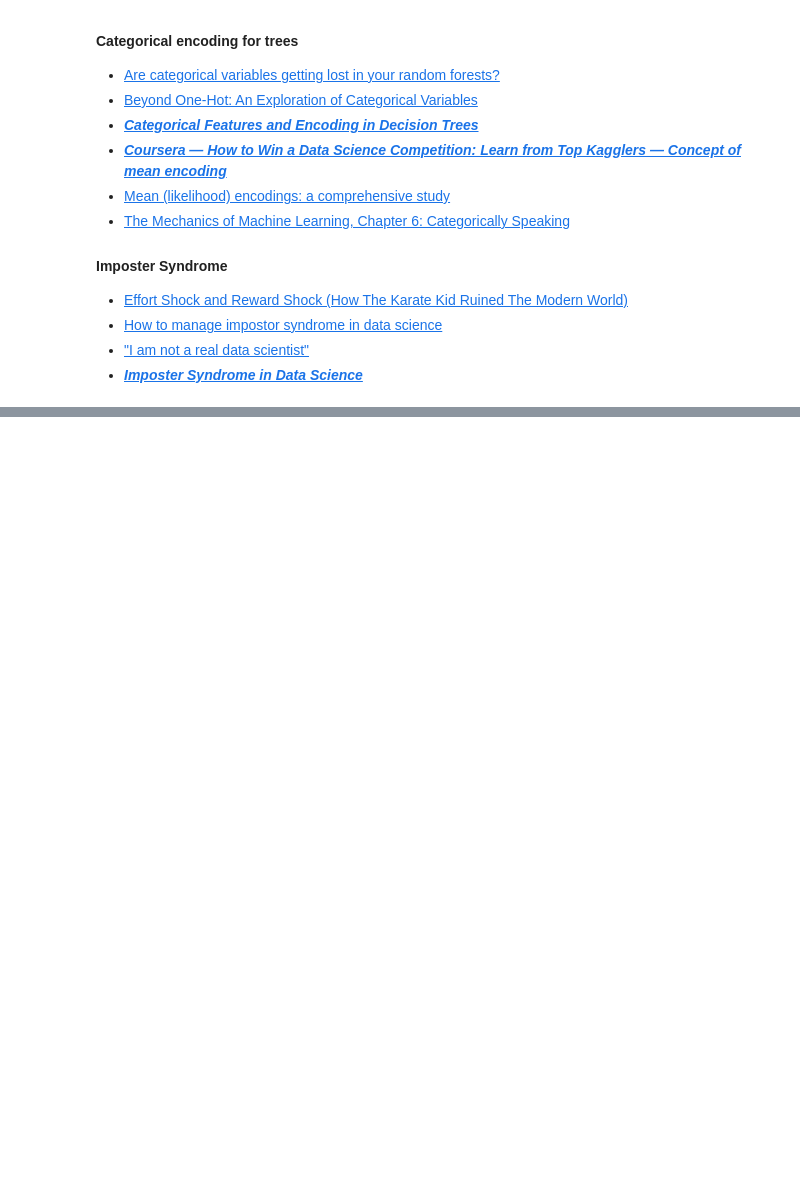
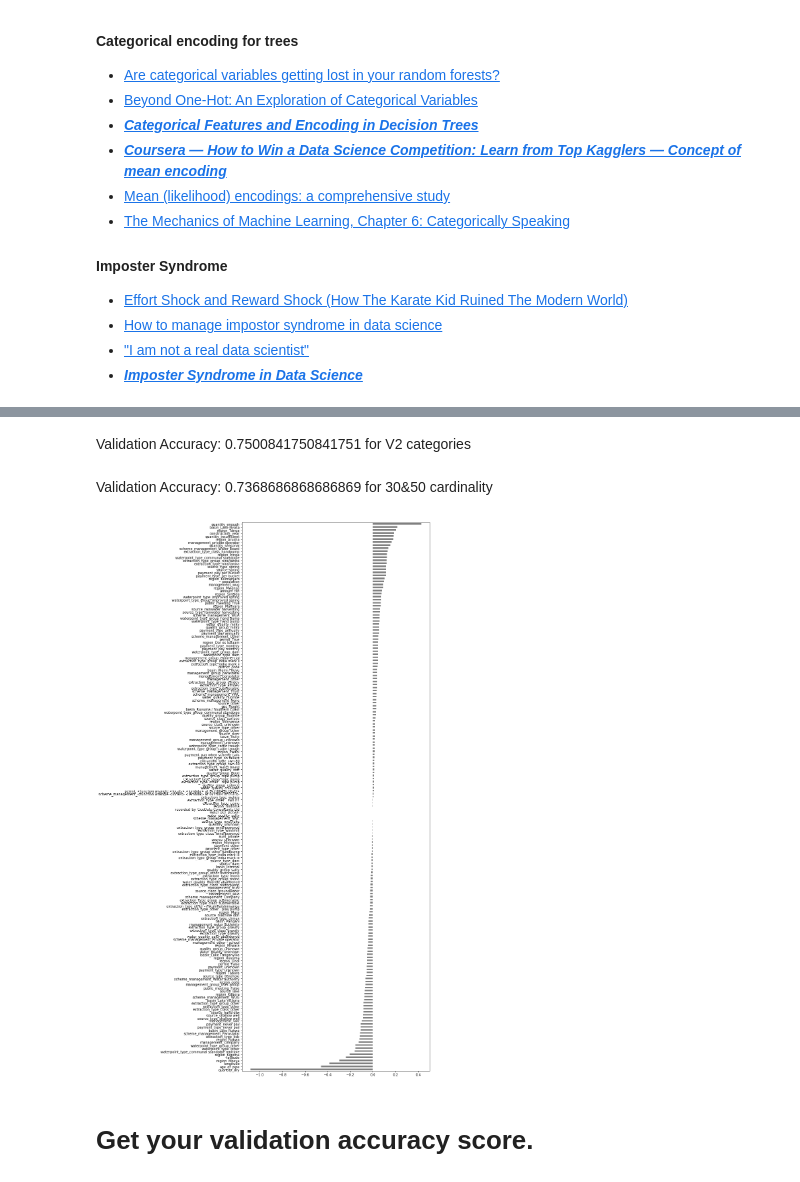
Before and after one commit to SarmenSinanian/DS-Unit-2-Kaggle-Challenge, a Jupyter notebook: Sarmen_Sinanian_assignment_kaggle_challenge_2.ipynb, the cells around one changed output, grey strips where cells are left out. Drawn from its saved outputs; the diff is of its cells as text; code cells hidden in the pictures; blank space fills up the shorter version.

```diff
--- a/Sarmen_Sinanian_assignment_kaggle_challenge_2.ipynb
+++ b/Sarmen_Sinanian_assignment_kaggle_challenge_2.ipynb
@@ -88,0 +121,4 @@ sample_submission = pd.read_csv('../data/tanzania/sample_submission.csv')
+# %%
+train, val = train_test_split(train, train_size = .8, test_size=.2,
+                              stratify = train['status_group'],
+                              random_state=42)
@@ -88,0 +266,26 @@ sample_submission = pd.read_csv('../data/tanzania/sample_submission.csv')
+# %%
+# Arrange data into X features matrix and y target vector
+X_train = train[features]
+y_train = train[target]
+X_val = val[features]
+y_val = val[target]
+X_test = test[features]
+# %%
+import category_encoders as ce
+from sklearn.impute import SimpleImputer
+from sklearn.linear_model import LogisticRegression
+from sklearn.pipeline import make_pipeline
+from sklearn.preprocessing import StandardScaler
+
+pipeline = make_pipeline(
+  ce.OneHotEncoder(use_cat_names=True),
+  SimpleImputer(),
+  StandardScaler(),
+  LogisticRegression()
+)
+
+# Fit on train
+pipeline.fit(X_train, y_train)
+
+# Score on val
+print('Validation Accuracy: ',pipeline.score(X_val, y_val))
@@ -88,0 +298,4 @@ sample_submission = pd.read_csv('../data/tanzania/sample_submission.csv')
+# %% [markdown]
+Validation Accuracy:  0.7500841750841751 for V2 categories
+# %% [markdown]
+Validation Accuracy:  0.7368686868686869 for 30&50 cardinality
@@ -88,0 +304,14 @@ sample_submission = pd.read_csv('../data/tanzania/sample_submission.csv')
+# %%
+%matplotlib inline
+import matplotlib.pyplot as plt
+
+model = pipeline.named_steps['logisticregression']
+encoder = pipeline.named_steps['onehotencoder']
+encoded_columns = encoder.fit_transform(X_train).columns
+coefficients = pd.Series(model.coef_[0], encoded_columns)
+plt.figure(figsize=(10,30))
+coefficients.sort_values().plot.barh(color='grey');
+# %% [output]
+[figure, added]
+# %% [markdown]
+ # Get your validation accuracy score.
```
Also changed, not shown: parts of 37 cells of this notebook.
